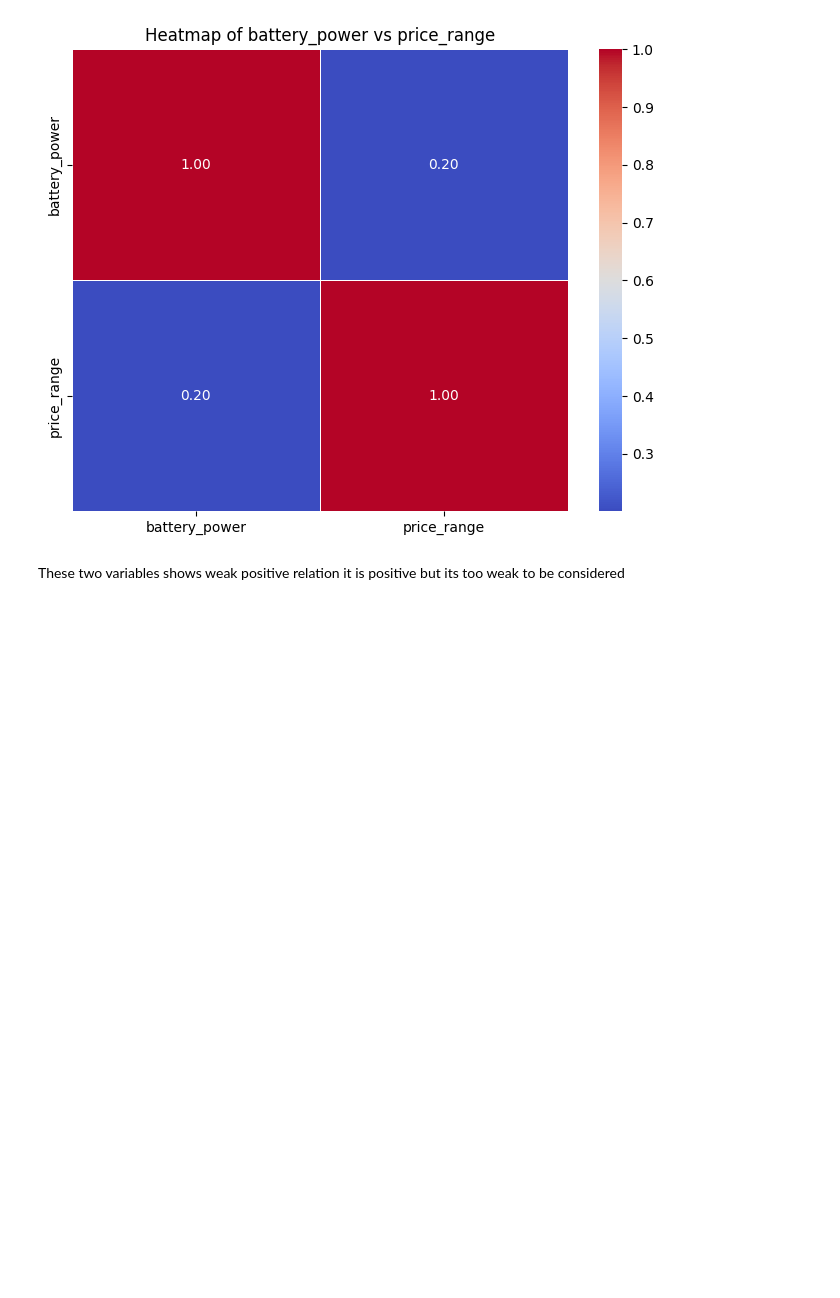
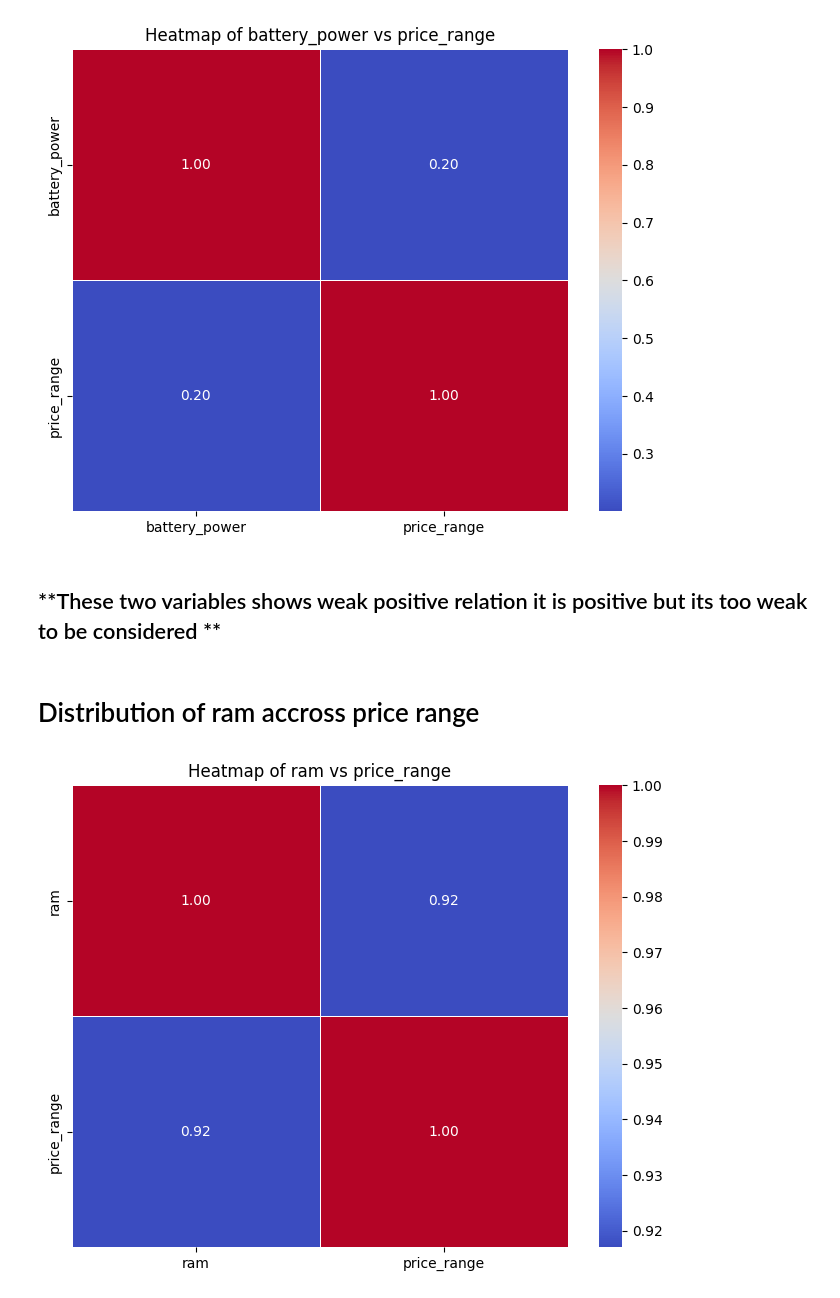
Before and after one commit to surajjorwar/Decision-Tree, a Jupyter notebook: Mobile_price_prediction_.ipynb, the cells around one changed output. Saved outputs shown, nothing was run; the diff lists cells and outputs as text; code cells hidden in the pictures; blank space fills up the shorter version.

```diff
--- a/Mobile_price_prediction_.ipynb
+++ b/Mobile_price_prediction_.ipynb
@@ -184,4 +106,20 @@ plt.show()
 # %% [output]
 [figure]
 # %% [markdown]
-These two variables shows weak positive relation  it is positive but its too weak to be considered
+## **These two variables shows weak positive relation  it is positive but its too weak to be considered **
+# %% [markdown]
+# Distribution of ram accross price range
+# %%
+#plotting heat map
+data = df[['ram','price_range']]
+
+# Compute the correlation matrix
+correlation_matrix = data.corr()
+
+# Create a heatmap
+plt.figure(figsize=(8, 6))
+sns.heatmap(correlation_matrix, annot=True, cmap="coolwarm", fmt=".2f", linewidths=.5)
+plt.title("Heatmap of ram vs price_range")
+plt.show()
+# %% [output]
+[figure, added]
```
Also changed, not shown: parts of 9 cells of this notebook.
